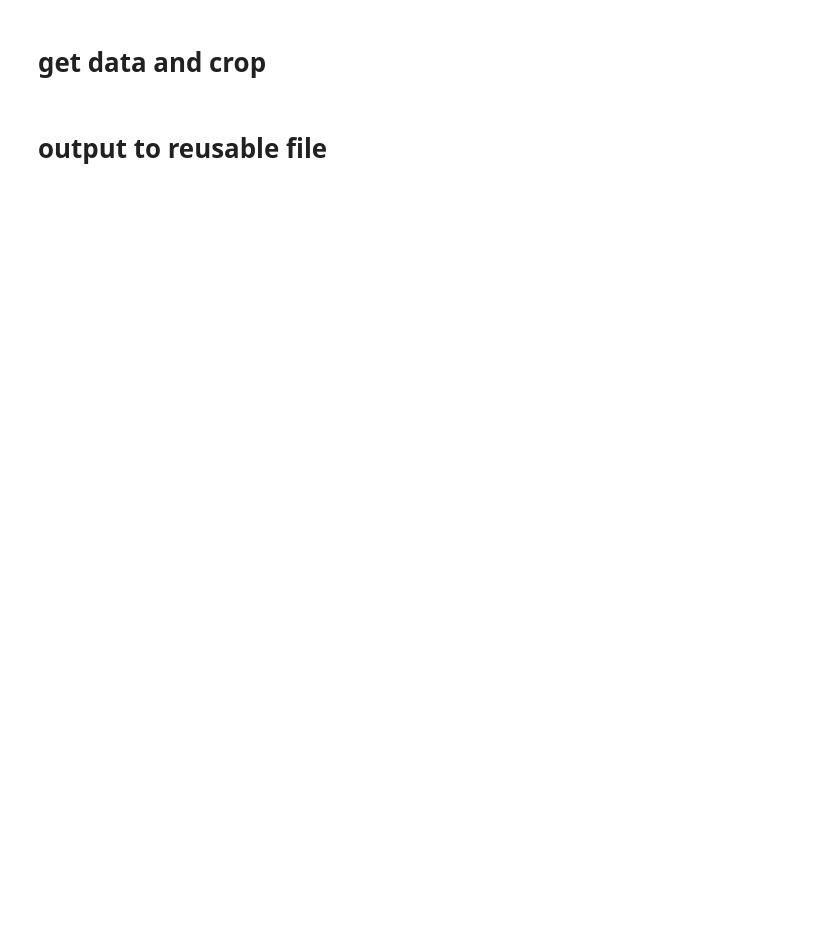
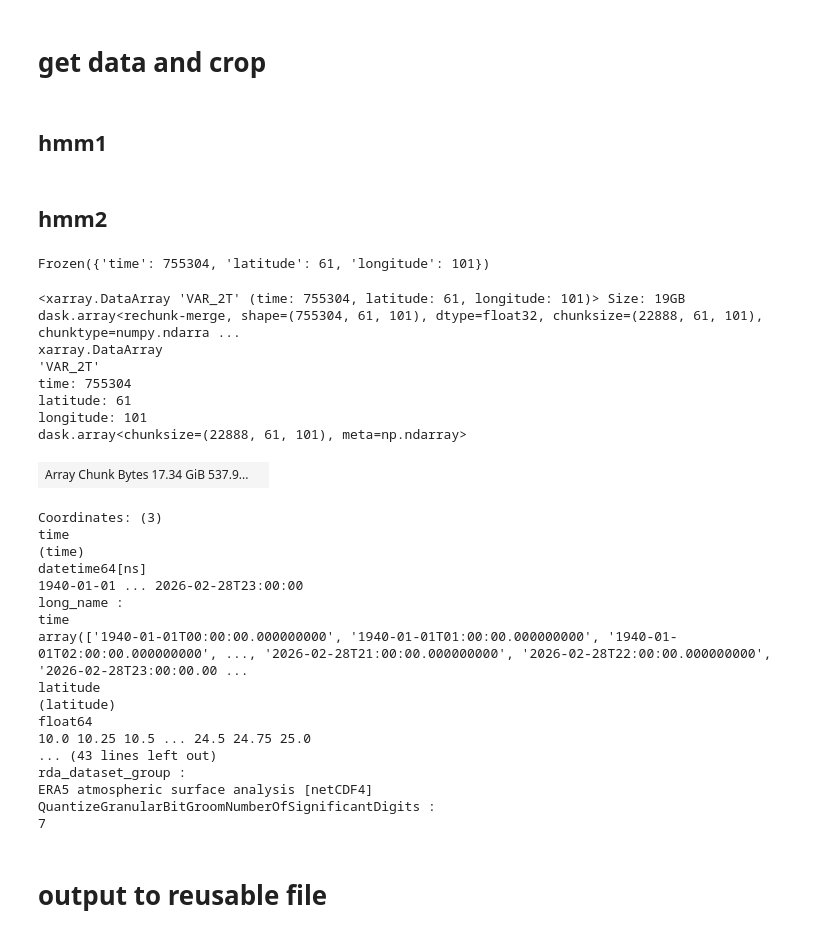
Before and after one commit to allan3prez/Caribe_Heat_AN, a Jupyter notebook: Pre-Process/ERA5_pre.ipynb, the cells around one changed output. Cells and saved outputs as stored; diff of their text form; code cells hidden in the pictures; blank space fills up the shorter version.

Commit message:
Finish preprocessing, calculte hi, start clim

```diff
--- a/Pre-Process/ERA5_pre.ipynb
+++ b/Pre-Process/ERA5_pre.ipynb
@@ -77,5 +78,5 @@ Attributes:
 # %% [markdown]
 # file selection
 # %%
-t_files = glob.glob('/gdex/data/d633000/e5.oper.an.sfc/*/*2t*.nc')
-t_files
+t_files = sorted(glob.glob('/gdex/data/d633000/e5.oper.an.sfc/*/*2t*.nc'))
+# t_files
@@ -153,3 +135,5 @@ Workers
 # %% [markdown]
 # get data and crop
+# %% [markdown]
+## hmm1
 # %%
@@ -165,7 +170,52 @@ def crop_t_ds(ds):
+# %% [markdown]
+## hmm2
+# %%
+def crop_t_ds(ds):
+    ds = ds['VAR_2T']
+    ds.coords['longitude'] = (ds.coords['longitude'] + 180) % 360 - 180
+    ds = ds.sortby(ds.longitude)
+    ds = ds.sortby(ds.latitude)
+    ds_crop = ds.sel(latitude=slice(10, 25), longitude=slice(-85, -60))
+    return ds_crop
 # %%
-T = xr.open_mfdataset(t_files, combine='nested',
+T = xr.open_mfdataset(t_files, combine='nested', concat_dim='time',
                      engine='h5netcdf', parallel=True,
-                     concat_dim=['time'], preprocess=crop_t_ds)
+                     preprocess=crop_t_ds,
+                     chunks={})
+# %%
+# need a good factor of chunks
+T.sizes
+# %% [output]
+Frozen({'time': 755304, 'latitude': 61, 'longitude': 101})
+# %%
+T = T.chunk({'time': (T.sizes['time'] / 33), 'latitude': -1, 'longitude': -1})
+T
+# %% [output]
+<xarray.DataArray 'VAR_2T' (time: 755304, latitude: 61, longitude: 101)> Size: 19GB dask.array<rechunk-merge, shape=(755304, 61, 101), dtype=float32, chunksize=(22888, 61, 101), chunktype=numpy.ndarra ...
+xarray.DataArray
+'VAR_2T'
+time: 755304
+latitude: 61
+longitude: 101
+dask.array<chunksize=(22888, 61, 101), meta=np.ndarray>
+| Array Chunk Bytes 17.34 GiB 537.9... |  |
+Coordinates: (3)
+time
+(time)
+datetime64[ns]
+1940-01-01 ... 2026-02-28T23:00:00
+long_name :
+time
+array(['1940-01-01T00:00:00.000000000', '1940-01-01T01:00:00.000000000', '1940-01-01T02:00:00.000000000', ..., '2026-02-28T21:00:00.000000000', '2026-02-28T22:00:00.000000000', '2026-02-28T23:00:00.00 ...
+latitude
+(latitude)
+float64
+10.0 10.25 10.5 ... 24.5 24.75 25.0
+... (43 lines left out)
+rda_dataset_group :
+ERA5 atmospheric surface analysis [netCDF4]
+QuantizeGranularBitGroomNumberOfSignificantDigits :
+7
 # %%
 def crop_d_ds(ds):
     ds = ds['VAR_2D']
```
Also changed, not shown: parts of 13 cells of this notebook, 2 other files.
